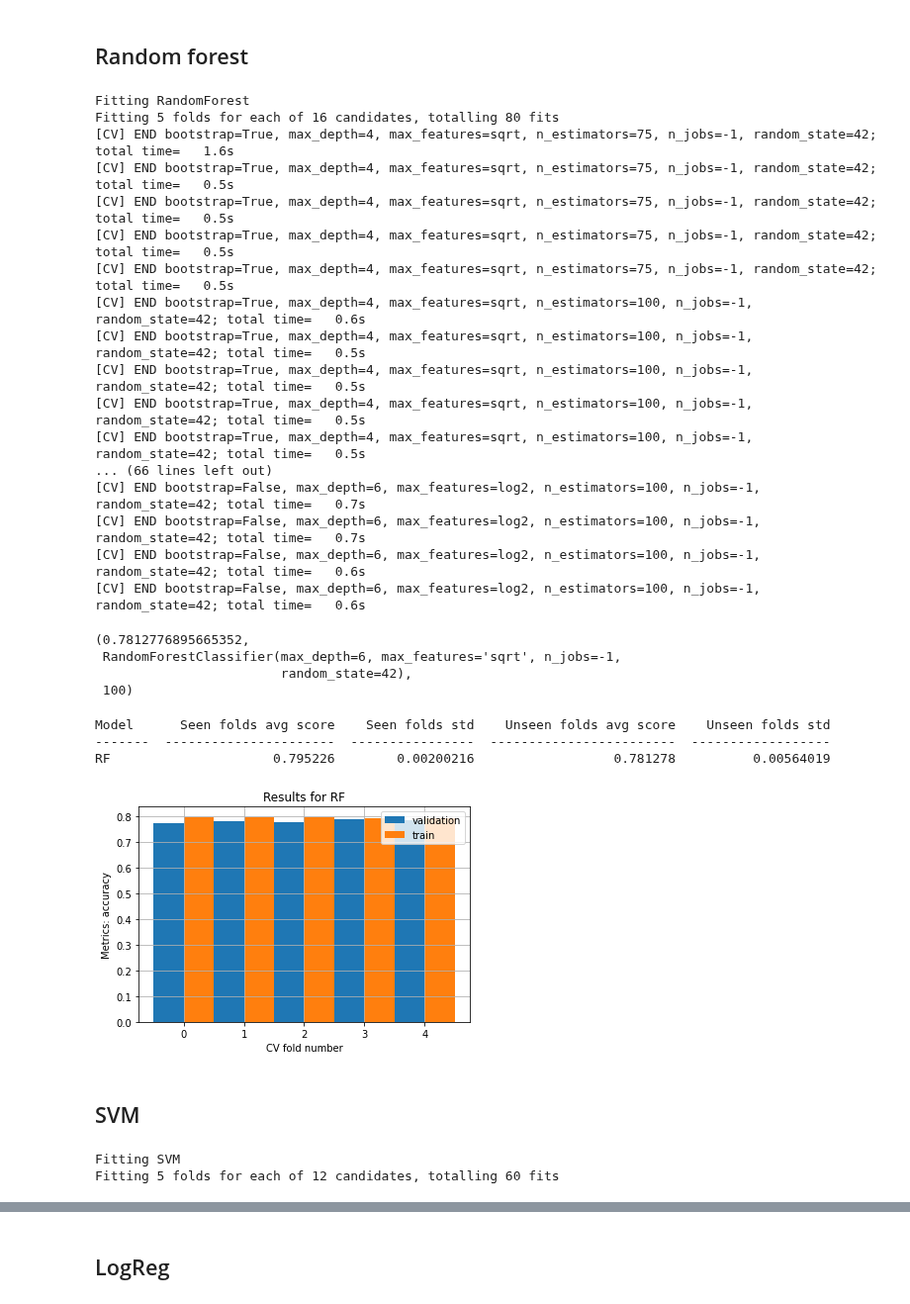
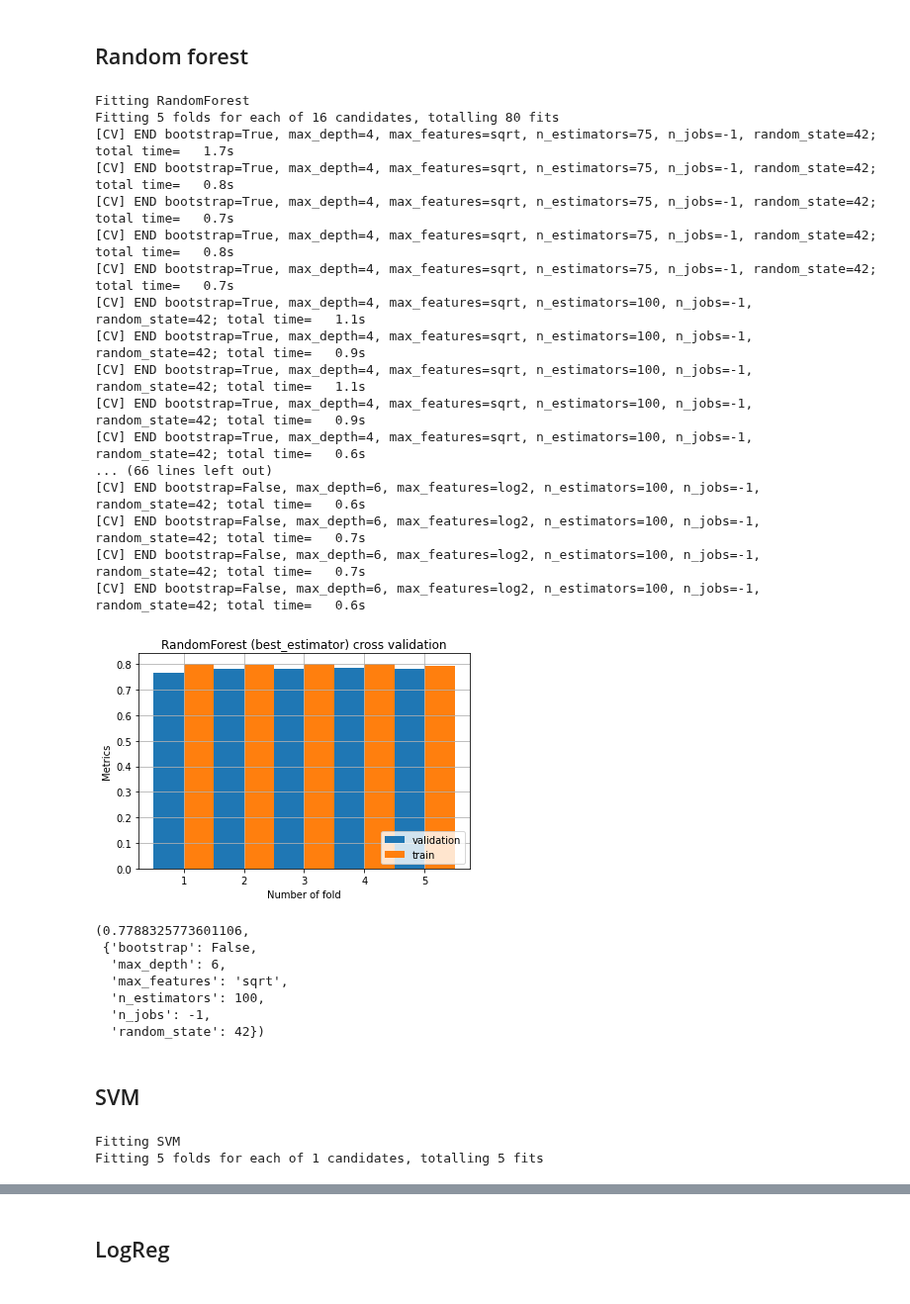
Before and after one commit to PashaIanko/Kaggle.Spaceship-Titanic, a Jupyter notebook: 3_model_preparation.ipynb, the cells around one changed output, grey strips where cells are left out. Shown at 99% size. Saved outputs shown, nothing was run; the diff lists cells and outputs as text; code cells hidden in the pictures.

```diff
--- a/3_model_preparation.ipynb
+++ b/3_model_preparation.ipynb
@@ -71,8 +73,8 @@ from model import Model
 drive.mount('/content/gdrive', force_remount=True)
 gdrive_path = '/content/gdrive/MyDrive/'
 
-PREPROC_TRIAL = 2
-MODELS_TRIAL = 1
+PREPROC_TRIAL = 4
+MODELS_TRIAL = 4
 COMPETITION_PATH = gdrive_path + 'ML/Competitions/6.SpaceshipTitanic/'
 
 manager = PathManager(
@@ -253,56 +252,44 @@ from sklearn_utils import dict_subset
 # %%
 rf_results = fit_grid_search(
     models_dict_=dict_subset(
         shortlisted_models,
         ['RandomForest']
     ),
     X_=X_trainval,
     Y_=Y_trainval,
     cv_=5,
     scoring_='accuracy',
-    verbose=2
+    verbose=1
 )
 # %% [output]
 Fitting RandomForest
 Fitting 5 folds for each of 16 candidates, totalling 80 fits
-[CV] END bootstrap=True, max_depth=4, max_features=sqrt, n_estimators=75, n_jobs=-1, random_state=42; total time=   1.6s
-[CV] END bootstrap=True, max_depth=4, max_features=sqrt, n_estimators=75, n_jobs=-1, random_state=42; total time=   0.5s
-[CV] END bootstrap=True, max_depth=4, max_features=sqrt, n_estimators=75, n_jobs=-1, random_state=42; total time=   0.5s
-[CV] END bootstrap=True, max_depth=4, max_features=sqrt, n_estimators=75, n_jobs=-1, random_state=42; total time=   0.5s
-[CV] END bootstrap=True, max_depth=4, max_features=sqrt, n_estimators=75, n_jobs=-1, random_state=42; total time=   0.5s
+[CV] END bootstrap=True, max_depth=4, max_features=sqrt, n_estimators=75, n_jobs=-1, random_state=42; total time=   1.7s
+[CV] END bootstrap=True, max_depth=4, max_features=sqrt, n_estimators=75, n_jobs=-1, random_state=42; total time=   0.8s
+[CV] END bootstrap=True, max_depth=4, max_features=sqrt, n_estimators=75, n_jobs=-1, random_state=42; total time=   0.7s
+[CV] END bootstrap=True, max_depth=4, max_features=sqrt, n_estimators=75, n_jobs=-1, random_state=42; total time=   0.8s
+[CV] END bootstrap=True, max_depth=4, max_features=sqrt, n_estimators=75, n_jobs=-1, random_state=42; total time=   0.7s
+[CV] END bootstrap=True, max_depth=4, max_features=sqrt, n_estimators=100, n_jobs=-1, random_state=42; total time=   1.1s
+[CV] END bootstrap=True, max_depth=4, max_features=sqrt, n_estimators=100, n_jobs=-1, random_state=42; total time=   0.9s
+[CV] END bootstrap=True, max_depth=4, max_features=sqrt, n_estimators=100, n_jobs=-1, random_state=42; total time=   1.1s
+[CV] END bootstrap=True, max_depth=4, max_features=sqrt, n_estimators=100, n_jobs=-1, random_state=42; total time=   0.9s
 [CV] END bootstrap=True, max_depth=4, max_features=sqrt, n_estimators=100, n_jobs=-1, random_state=42; total time=   0.6s
-[CV] END bootstrap=True, max_depth=4, max_features=sqrt, n_estimators=100, n_jobs=-1, random_state=42; total time=   0.5s
-[CV] END bootstrap=True, max_depth=4, max_features=sqrt, n_estimators=100, n_jobs=-1, random_state=42; total time=   0.5s
-[CV] END bootstrap=True, max_depth=4, max_features=sqrt, n_estimators=100, n_jobs=-1, random_state=42; total time=   0.5s
-[CV] END bootstrap=True, max_depth=4, max_features=sqrt, n_estimators=100, n_jobs=-1, random_state=42; total time=   0.5s
 ... (66 lines left out)
+[CV] END bootstrap=False, max_depth=6, max_features=log2, n_estimators=100, n_jobs=-1, random_state=42; total time=   0.6s
 [CV] END bootstrap=False, max_depth=6, max_features=log2, n_estimators=100, n_jobs=-1, random_state=42; total time=   0.7s
 [CV] END bootstrap=False, max_depth=6, max_features=log2, n_estimators=100, n_jobs=-1, random_state=42; total time=   0.7s
 [CV] END bootstrap=False, max_depth=6, max_features=log2, n_estimators=100, n_jobs=-1, random_state=42; total time=   0.6s
-[CV] END bootstrap=False, max_depth=6, max_features=log2, n_estimators=100, n_jobs=-1, random_state=42; total time=   0.6s
+[figure, added]
 # %%
 rf_results['RandomForest'].best_score_, \
     rf_results['RandomForest'].best_params_
 # %% [output]
-(0.7812776895665352,
- RandomForestClassifier(max_depth=6, max_features='sqrt', n_jobs=-1,
-                        random_state=42),
- 100)
+(0.7788325773601106,
+ {'bootstrap': False,
+  'max_depth': 6,
+  'max_features': 'sqrt',
+  'n_estimators': 100,
+  'n_jobs': -1,
+  'random_state': 42})
-# %%
-from sklearn_utils import plot_cv_results
-
-
-_ = plot_cv_results(
-    {'RF': rf_results['RandomForest'].best_estimator_},
-    X_=X_trainval,
-    Y_=Y_trainval,
-    cv_=5,
-    scoring_='accuracy'
-)
-# %% [output]
-Model      Seen folds avg score    Seen folds std    Unseen folds avg score    Unseen folds std
--------  ----------------------  ----------------  ------------------------  ------------------
-RF                     0.795226        0.00200216                  0.781278          0.00564019
-[figure, removed]
 # %% [markdown]
 ## SVM
@@ -309,20 +310,17 @@ RF                     0.795226        0.00200216                  0.781278
 # %%
-# from sklearn_utils import fit_grid_search
+from sklearn_utils import fit_grid_search
 
 
-# svm_results = fit_grid_search(
-#     dict_subset(
-#         shortlisted_models,
-#         ['SVM']
-#     ),
-#     X_=X_trainval,
-#     Y_=Y_trainval,
-#     cv_=5,
-#     scoring_='accuracy',
-#     verbose=5
-# )
+svm_results = fit_grid_search(
+    {'SVM': svm_model},
+    X_=X_trainval,
+    Y_=Y_trainval,
+    cv_=5,
+    scoring_='accuracy',
+    verbose=5
+)
 # %% [output]
 Fitting SVM
-Fitting 5 folds for each of 12 candidates, totalling 60 fits
+Fitting 5 folds for each of 1 candidates, totalling 5 fits
 # %%
 # svm_results.best_score_
```
Also changed, not shown: parts of 15 cells of this notebook.
